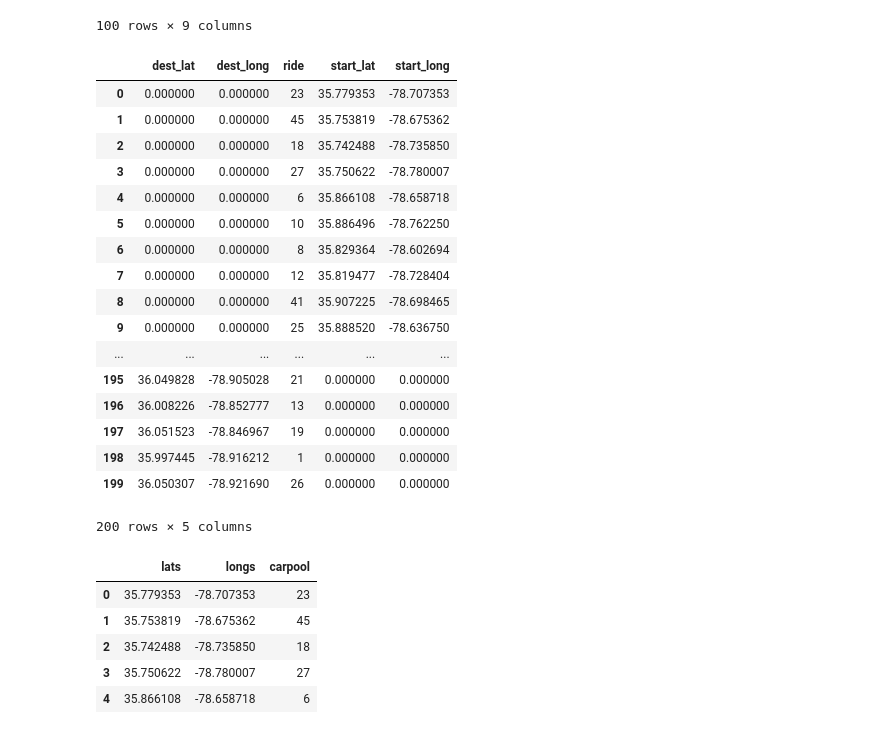
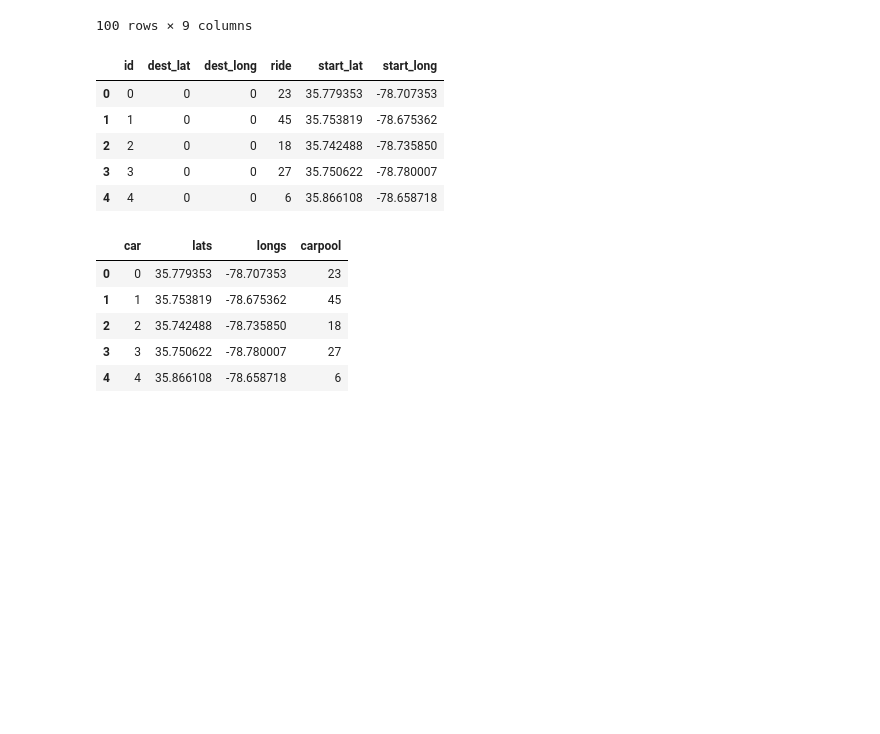
Before and after one commit to lucianthorr/Carpool-Dummy, a Jupyter notebook: Carpool Dummy.ipynb, the cells around one changed output. Drawn from its saved outputs; the diff is of its cells as text; code cells hidden in the pictures; blank space fills up the shorter version.

```diff
--- a/Carpool Dummy.ipynb
+++ b/Carpool Dummy.ipynb
@@ -105,43 +105,32 @@ dummy
 | 99 | Raleigh | 35.893578 | -78.697801 | Durham | 36.050307 | -78.921690 | 9:00 | 16.541410 | 26 |
 100 rows × 9 columns
 # %%
-locations = pd.concat([dummy[['start_lat','start_long','ride']],dummy[['dest_lat','dest_long','ride']]]).reset_index().drop('id',1).fillna(0)
+locations = pd.concat([dummy[['start_lat','start_long','ride']],dummy[['dest_lat','dest_long','ride']]]).reset_index().fillna(0)
 # %%
-locations
+locations.head()
 # %% [output]
-|  | dest_lat | dest_long | ride | start_lat | start_long |
-| 0 | 0.000000 | 0.000000 | 23 | 35.779353 | -78.707353 |
-| 1 | 0.000000 | 0.000000 | 45 | 35.753819 | -78.675362 |
-| 2 | 0.000000 | 0.000000 | 18 | 35.742488 | -78.735850 |
-| 3 | 0.000000 | 0.000000 | 27 | 35.750622 | -78.780007 |
-| 4 | 0.000000 | 0.000000 | 6 | 35.866108 | -78.658718 |
-| 5 | 0.000000 | 0.000000 | 10 | 35.886496 | -78.762250 |
-| 6 | 0.000000 | 0.000000 | 8 | 35.829364 | -78.602694 |
-| 7 | 0.000000 | 0.000000 | 12 | 35.819477 | -78.728404 |
-| 8 | 0.000000 | 0.000000 | 41 | 35.907225 | -78.698465 |
-| 9 | 0.000000 | 0.000000 | 25 | 35.888520 | -78.636750 |
-| ... | ... | ... | ... | ... | ... |
-| 195 | 36.049828 | -78.905028 | 21 | 0.000000 | 0.000000 |
-| 196 | 36.008226 | -78.852777 | 13 | 0.000000 | 0.000000 |
-| 197 | 36.051523 | -78.846967 | 19 | 0.000000 | 0.000000 |
-| 198 | 35.997445 | -78.916212 | 1 | 0.000000 | 0.000000 |
-| 199 | 36.050307 | -78.921690 | 26 | 0.000000 | 0.000000 |
+|  | id | dest_lat | dest_long | ride | start_lat | start_long |
+| 0 | 0 | 0 | 0 | 23 | 35.779353 | -78.707353 |
+| 1 | 1 | 0 | 0 | 45 | 35.753819 | -78.675362 |
+| 2 | 2 | 0 | 0 | 18 | 35.742488 | -78.735850 |
+| 3 | 3 | 0 | 0 | 27 | 35.750622 | -78.780007 |
+| 4 | 4 | 0 | 0 | 6 | 35.866108 | -78.658718 |
-200 rows × 5 columns
 # %%
 lats = locations['dest_lat'] + locations['start_lat']
 longs = locations['dest_long'] + locations['start_long']
 new_locations = pd.DataFrame()
+new_locations['car'] = locations['id']
 new_locations['lats'] = lats
 new_locations['longs'] = longs
 new_locations['carpool'] = locations['ride']
 new_locations.head()
 # %% [output]
-|  | lats | longs | carpool |
-| 0 | 35.779353 | -78.707353 | 23 |
-| 1 | 35.753819 | -78.675362 | 45 |
-| 2 | 35.742488 | -78.735850 | 18 |
-| 3 | 35.750622 | -78.780007 | 27 |
-| 4 | 35.866108 | -78.658718 | 6 |
+|  | car | lats | longs | carpool |
+| 0 | 0 | 35.779353 | -78.707353 | 23 |
+| 1 | 1 | 35.753819 | -78.675362 | 45 |
+| 2 | 2 | 35.742488 | -78.735850 | 18 |
+| 3 | 3 | 35.750622 | -78.780007 | 27 |
+| 4 | 4 | 35.866108 | -78.658718 | 6 |
 # %%
 import random
 def color_mapper(k):
```
Also changed, not shown: parts of 3 cells of this notebook.
